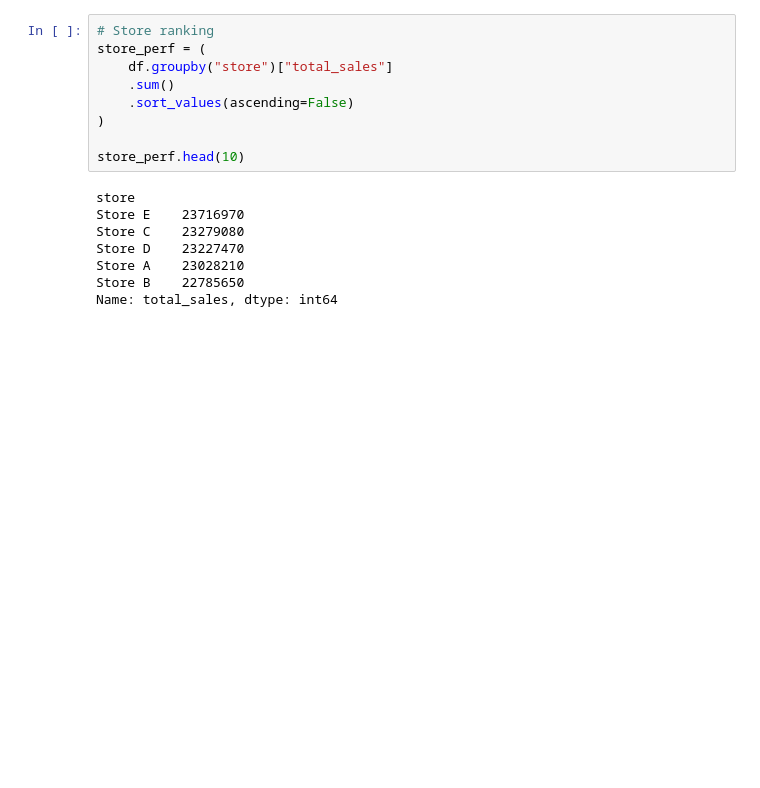
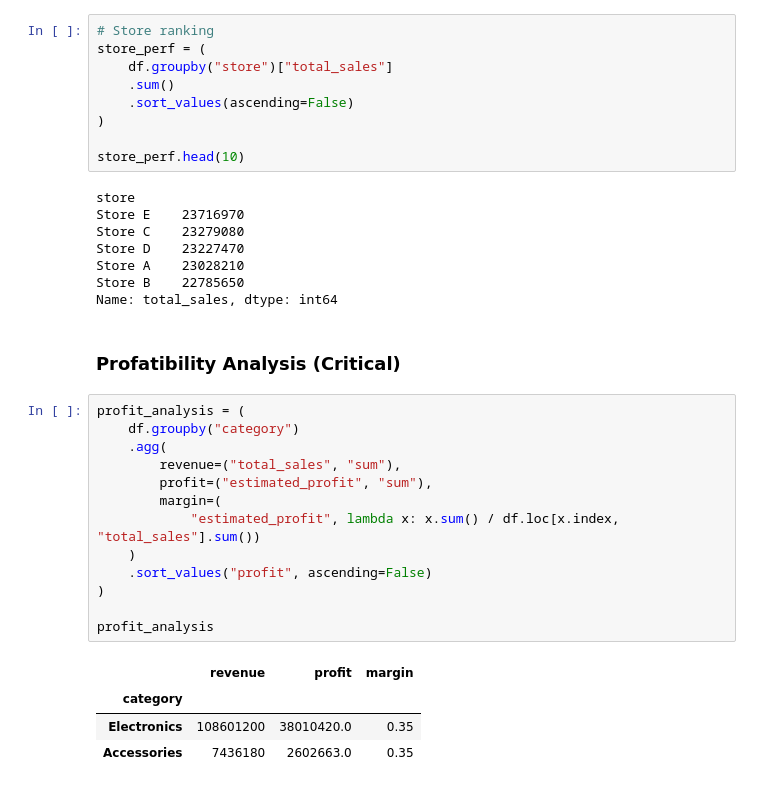
Before and after one commit to subrata-analytics/sales-performance-dashboard, a Jupyter notebook: notebooks/exploratory_analysis.ipynb, the cells around one changed output. Drawn from its saved outputs; the diff is of its cells as text; blank space fills up the shorter version.

Commit message:
Add script for profability analysis

```diff
--- a/notebooks/exploratory_analysis.ipynb
+++ b/notebooks/exploratory_analysis.ipynb
@@ -198,3 +198,23 @@ Store D    23227470
 Store A    23028210
 Store B    22785650
 Name: total_sales, dtype: int64
+# %% [markdown]
+### Profatibility Analysis (Critical)
+# %%
+profit_analysis = (
+    df.groupby("category")
+    .agg(
+        revenue=("total_sales", "sum"),
+        profit=("estimated_profit", "sum"),
+        margin=(
+            "estimated_profit", lambda x: x.sum() / df.loc[x.index, "total_sales"].sum())
+    )
+    .sort_values("profit", ascending=False)
+)
+
+profit_analysis
+# %% [output]
+|  | revenue | profit | margin |
+| category |  |  |  |
+| Electronics | 108601200 | 38010420.0 | 0.35 |
+| Accessories | 7436180 | 2602663.0 | 0.35 |
```
